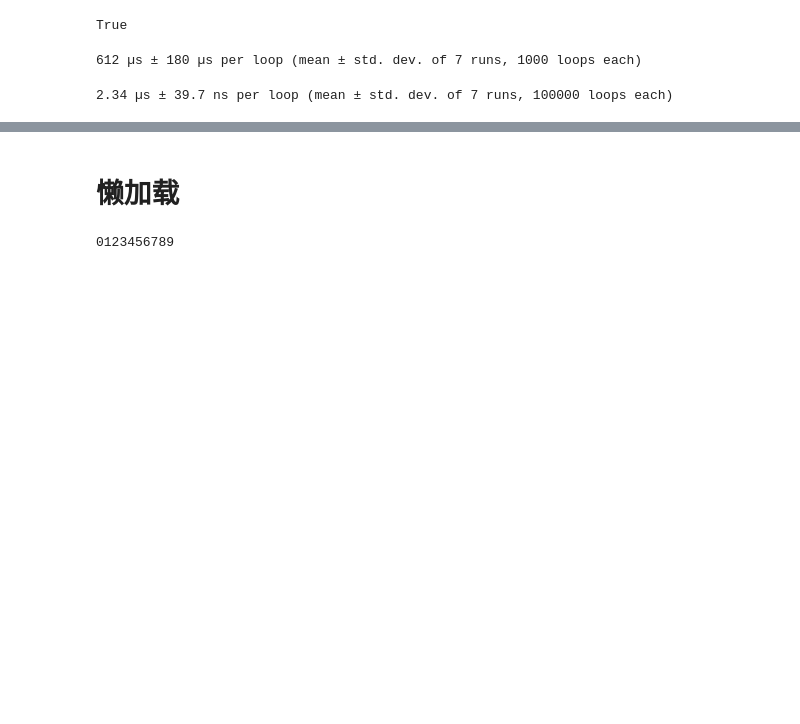
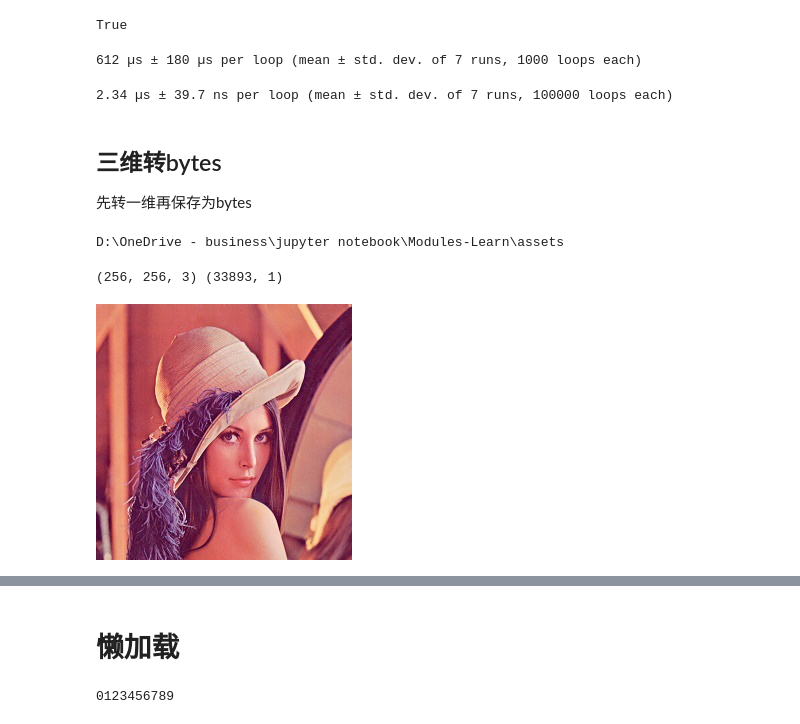
Before and after one commit to wanZzz6/Modules-Learn, a Jupyter notebook: NB Pluse.ipynb, the cells around one changed output, grey strips where cells are left out. Saved outputs shown, nothing was run; the diff lists cells and outputs as text; code cells hidden in the pictures; blank space fills up the shorter version.

```diff
--- a/NB Pluse.ipynb
+++ b/NB Pluse.ipynb
@@ -743,3 +744,11 @@ True
 %timeit a = buf.tobytes()
 # %% [output]
 2.34 µs ± 39.7 ns per loop (mean ± std. dev. of 7 runs, 100000 loops each)
+# %% [markdown]
+## 三维转bytes
+
+先转一维再保存为bytes
+# %%
+cd assets/
+# %% [output]
+D:\OneDrive - business\jupyter notebook\Modules-Learn\assets
@@ -745,0 +759,13 @@ True
+# %%
+# 读一张数组到 三维数组
+img_data = cv2.imread('lena.jpg')
+# 转为一维
+ret, buf = cv2.imencode(".jpg", img_data)
+assert ret
+print(img_data.shape, buf.shape)
+# 展示
+img = Image.open(BytesIO(buf.tobytes()))
+img
+# %% [output]
+(256, 256, 3) (33893, 1)
+[figure, added]
```
Also changed, not shown: parts of 5 cells of this notebook, 1 other file.
